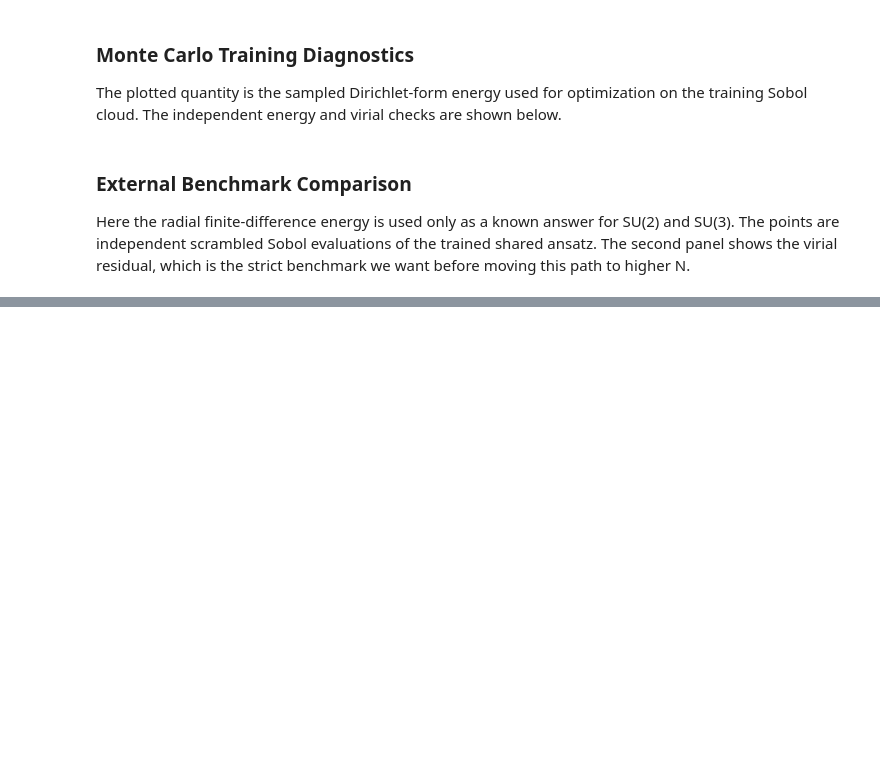
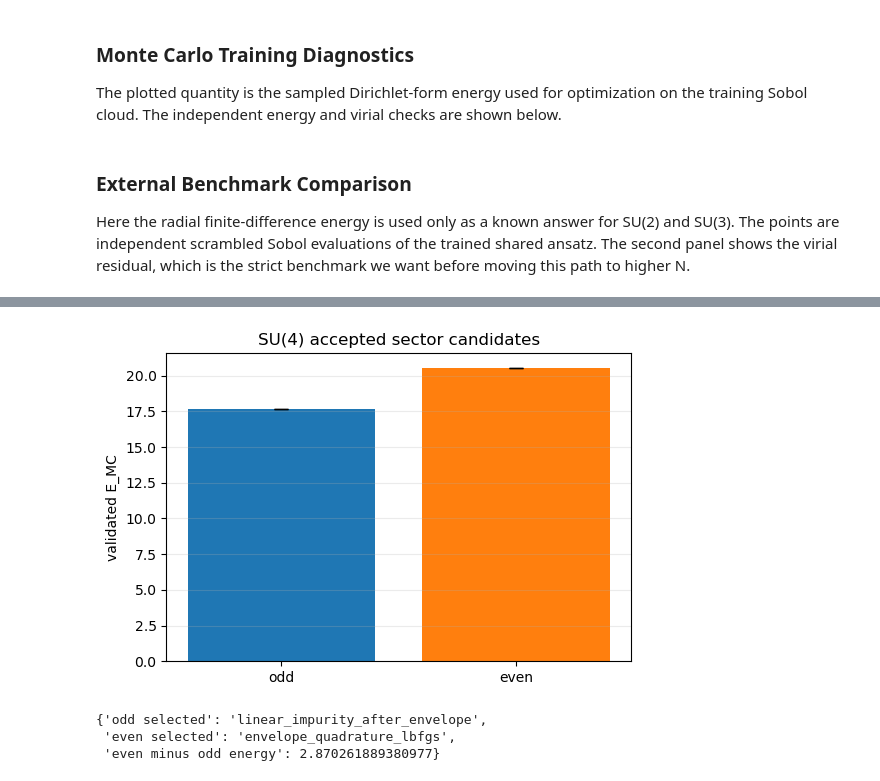
Before and after one commit to Sam-2727/Adjoint-QM, a Jupyter notebook: notebooks/su2_adjoint_ground_state.ipynb, the cells around one changed output, grey strips where cells are left out. Cells and saved outputs as stored; diff of their text form; code cells hidden in the pictures; blank space fills up the shorter version.

```diff
--- a/notebooks/su2_adjoint_ground_state.ipynb
+++ b/notebooks/su2_adjoint_ground_state.ipynb
@@ -631,0 +777,33 @@ plt.show()
+# %%
+def selected_summary(payload, run="su4"):
+    run_payload = payload["runs"][run]
+    name = run_payload["selected_candidate"]
+    candidate = run_payload["candidate_summaries"][name]
+    return name, candidate["combined_evaluation"]
+
+odd_name, odd_combined = selected_summary(sun_current["su4_odd_linear"])
+even_name, even_combined = selected_summary(sun_current["su4_even_ladder"])
+sector_labels = ["odd", "even"]
+sector_energies = [odd_combined["energy_mean"], even_combined["energy_mean"]]
+sector_spreads = [
+    0.5 * odd_combined["energy_spread_independent_runs"],
+    0.5 * even_combined["energy_spread_independent_runs"],
+]
+
+plt.figure(figsize=(6, 4))
+plt.bar(sector_labels, sector_energies, yerr=sector_spreads, capsize=5, color=["tab:blue", "tab:orange"])
+plt.ylabel("validated E_MC")
+plt.title("SU(4) accepted sector candidates")
+plt.grid(alpha=0.25, axis="y")
+plt.show()
+
+{
+    "odd selected": odd_name,
+    "even selected": even_name,
+    "even minus odd energy": even_combined["energy_mean"] - odd_combined["energy_mean"],
+}
+# %% [output]
+[figure, added]
+{'odd selected': 'linear_impurity_after_envelope',
+ 'even selected': 'envelope_quadrature_lbfgs',
+ 'even minus odd energy': 2.870261889380977}
```
Also changed, not shown: parts of 18 cells of this notebook, 45 other files.
